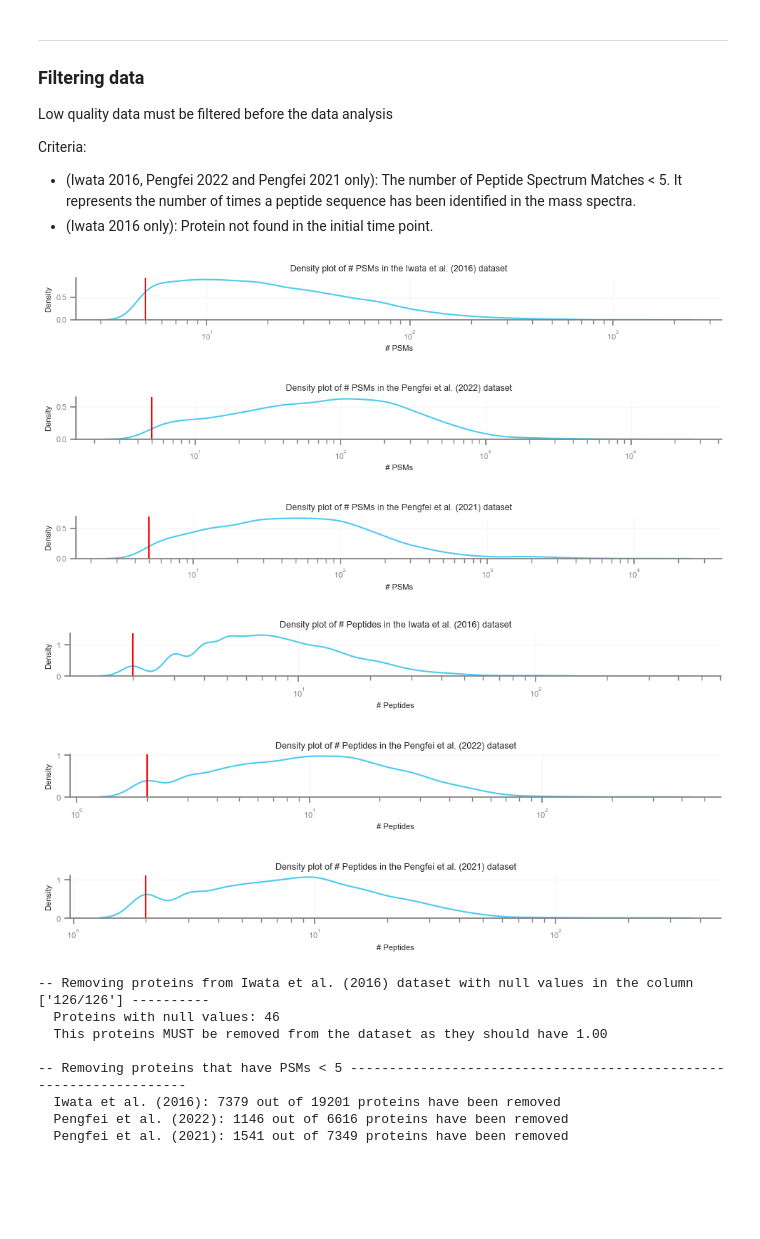
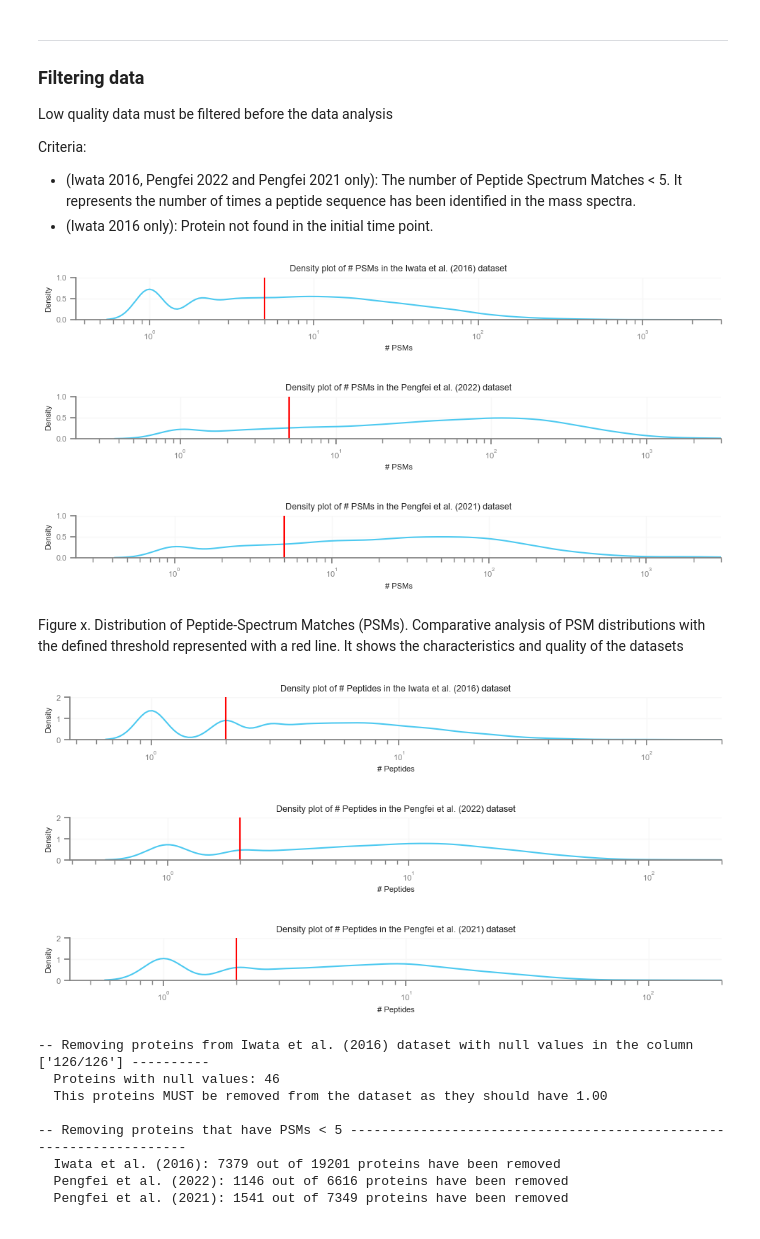
Before and after one commit to powwowath/pyMSpro, a Jupyter notebook: 00_workflow_META-ANALYSIS.ipynb, the cells around one changed output. Cells and saved outputs as stored; diff of their text form; code cells hidden in the pictures; blank space fills up the shorter version.

```diff
--- a/00_workflow_META-ANALYSIS.ipynb
+++ b/00_workflow_META-ANALYSIS.ipynb
@@ -87,10 +86,10 @@ custom_theme = {
     "xtick.labelsize": 8,
     "ytick.labelsize": 8,
     "legend.frameon": True,
-    "legend.fontsize": 6,
+    "legend.fontsize": 7,
     "font.family": "sans-serif",
     "font.serif": "Calibri",
-    "legend.title_fontsize": 9
+    "legend.title_fontsize": 8
 }
 
 
@@ -453,9 +452,9 @@ ax[0].set_title("Distribution of # Peptides in the Iwata et al. (2016) dataset")
 ax[1].set_title("Distribution of # Peptides in the Pengfei et al. (2022) dataset")
 ax[2].set_title("Distribution of # Peptides in the Pengfei et al. (2021) dataset")
 
-#print an horitzontal red line at the threshold
 for a in ax:
     a.axhline(y=MIN_NUM_PEPTIDE_THRESHOLD, color='r', linestyle='--')
+    a.set_ylim([0, 1000])
 
 plt.tight_layout()
 plt.show()
@@ -473,6 +472,7 @@ ax[2].set_title("Distribution of # Peptides in the Pengfei et al. (2021) dataset
 # Add a horizontal line at the threshold
 for a in ax:
     a.axhline(y=MIN_NUM_PEPTIDE_THRESHOLD, color='r', linestyle='--')
+    a.set_ylim([0, 1000])
 
 plt.tight_layout()
 plt.show()
@@ -527,20 +529,26 @@ Criteria:
 # %%
 # Grid of density plots for the # PSMs for the first 3 experiments (use log scale)
 fig, ax = plt.subplots(3, 1, figsize=(10, 5))
 sns.kdeplot(df_2016_iwata["# PSMs"], log_scale=True, ax=ax[0])
 sns.kdeplot(df_2022_pengfei["# PSMs"], log_scale=True, ax=ax[1])
 sns.kdeplot(df_2021_pengfei["# PSMs"], log_scale=True, ax=ax[2])
 ax[0].axvline(5, color='red')
 ax[1].axvline(5, color='red')
 ax[2].axvline(5, color='red')
 ax[0].set_title("Density plot of # PSMs in the Iwata et al. (2016) dataset")
 ax[1].set_title("\n\nDensity plot of # PSMs in the Pengfei et al. (2022) dataset")
 ax[2].set_title("\n\nDensity plot of # PSMs in the Pengfei et al. (2021) dataset")
-# Add some margin between the plots
+
+for a in ax:
+    a.set_xlim([0, 3000])
+    a.set_ylim([0, 1])
+
 plt.tight_layout()
 plt.show()
 # %% [output]
-[figure, old version]
+[figure, new version]
+# %% [markdown]
+Figure x. Distribution of Peptide-Spectrum Matches (PSMs). Comparative analysis of PSM distributions with the defined threshold represented with a red line. It shows the characteristics and quality of the datasets
 # %%
 fig, ax = plt.subplots(3, 1, figsize=(10, 5))
 sns.kdeplot(df_2016_iwata["# Peptides"], log_scale=True, ax=ax[0])
@@ -553,10 +561,14 @@ ax[0].set_title("Density plot of # Peptides in the Iwata et al. (2016) dataset")
 ax[1].set_title("\n\nDensity plot of # Peptides in the Pengfei et al. (2022) dataset")
 ax[2].set_title("\n\nDensity plot of # Peptides in the Pengfei et al. (2021) dataset")
 
+for a in ax:
+    a.set_xlim([0, 200])
+    a.set_ylim([0, 2])
+
 plt.tight_layout()
 plt.show()
 # %% [output]
-[figure, old version]
+[figure, new version]
 # %%
 # Experiment 1: 2016 Iwata et al.
 # Filter out records with blank values in the column "126/126" (which should contain 1.00)
```
Also changed, not shown: parts of 30 cells of this notebook, 1 other file.
